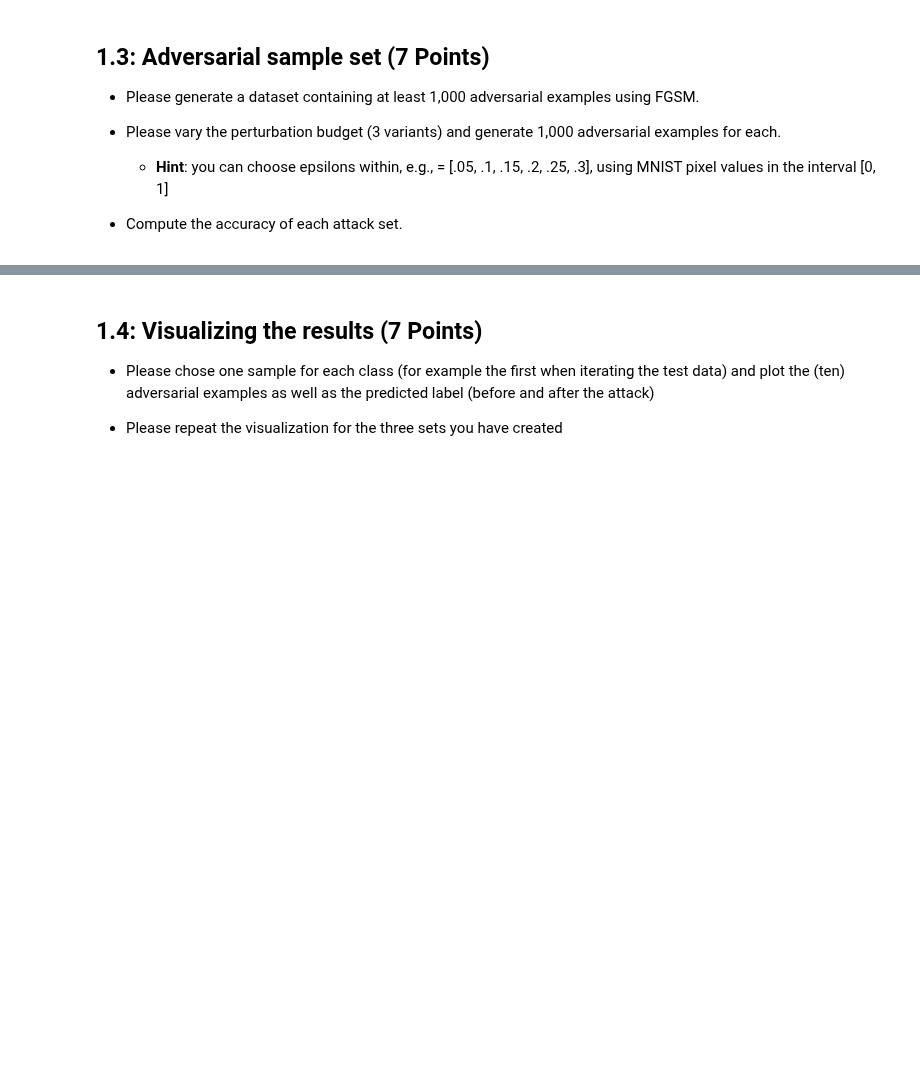
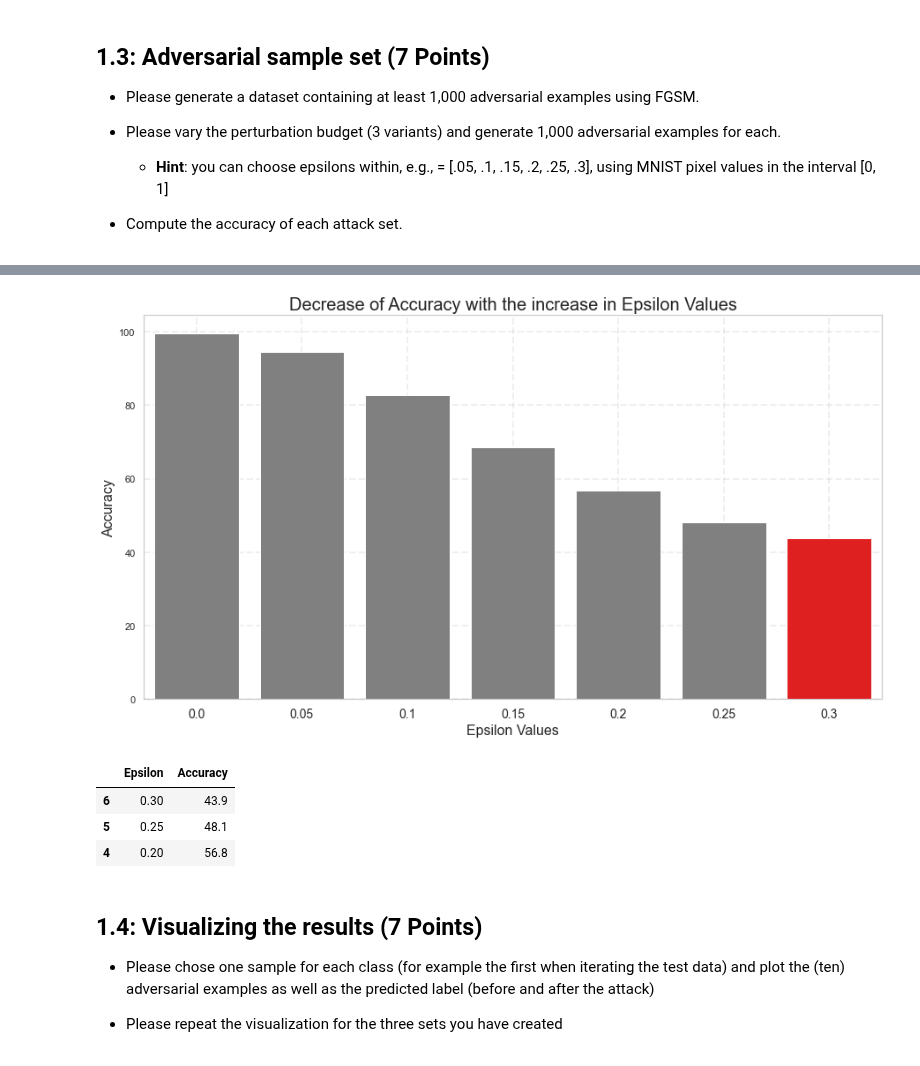
Before and after one commit to shahrukhx01/adversarial-ml-101, a Jupyter notebook: assignment2/mahnoor/2021_11_12_Task_02.ipynb.ipynb, the cells around one changed output, grey strips where cells are left out. Drawn from its saved outputs; the diff is of its cells as text; code cells hidden in the pictures; blank space fills up the shorter version.

```diff
--- a/assignment2/mahnoor/2021_11_12_Task_02.ipynb.ipynb
+++ b/assignment2/mahnoor/2021_11_12_Task_02.ipynb.ipynb
@@ -177,6 +177,21 @@ def visualize_specific_predictions(specific_predictions):
             plt.imshow(images.cpu().detach().numpy().reshape(28, 28),cmap="gray")
             plt.imshow(attacks.cpu().detach().numpy().reshape(28, 28),cmap="gray")
     plt.show()
+
+
+def _plot_epsilons_accuracy(x,y,title):
+    sns.set(rc={"figure.figsize":(15, 8)})
+    sns.set_style("whitegrid")
+    clrs = ['grey' if (x > min(y)) else 'red' for x in y]
+
+    sns.barplot(x= x, y=  y, palette=clrs)
+
+    plt.xticks(fontsize=14)
+    plt.title(title, fontsize=20)
+    plt.xlabel('Epsilon Values', fontsize=16)
+    plt.ylabel('Accuracy', fontsize=16)
+    plt.grid(alpha = 0.3, linestyle = '--', linewidth = 2)
+    plt.show()
 # %% [markdown]
 # 1. Attacking an ML-model (30 points)
 
@@ -356,23 +402,17 @@ def fgsm_attack(images, epsilon, clip_min, clip_max):
 * Compute the accuracy of each attack set.
 # %%
 TEST_BATCH_SIZE = 1000
-_, _, test_loader = _get_data(DATA_PATH, TRAIN_BATCH_SIZE, TEST_BATCH_SIZE)
+train_loader, validation_loader, test_loader = _get_data(DATA_PATH, TRAIN_BATCH_SIZE, TEST_BATCH_SIZE)
 
-fgsm_params = {'epsilons':  [0, .05, .1, .15, .2, .25, .3, .35],
+fgsm_params = {'epsilons':  [0, .05, .1, .15, .2, .25, .3],
                'clip_min': 0.,
                'clip_max': 1.}
 # %%
-def _evaluate_and_attack(model, test_loader, fgsm_params):
+def _attack_and_evaluate(model):
     try:
         loss_func = nn.CrossEntropyLoss().to(device)
         predictions = []
         acc_scores = []
-        mse_scores = []
-        psnr_scores = []
-        ssim_scores = []
-        uqi_scores = []
-        sam_scores = []
-        vifp_scores = []
 
         for epsilon in tqdm(fgsm_params['epsilons']):
 
@@ -392,18 +432,10 @@ def _evaluate_and_attack(model, test_loader, fgsm_params):
             predictions.append(zip(images[indicies], attack_images[indicies], targets[indicies], _preds_before_attack[indicies], _preds_after_attack[indicies]))
 
             acc_scores.append(len((_preds_after_attack == targets).nonzero(as_tuple=True)[0])/targets.shape[0]*100)
-            mse_scores.append(mse(images.cpu().detach().numpy(),attack_images.cpu().detach().numpy()))
-            psnr_scores.append(psnr(images.cpu().detach().numpy(),attack_images.cpu().detach().numpy(), MAX=1))
-            # psnrb_scores.append(psnrb(images.cpu().detach().numpy(),attack_images.cpu().detach().numpy()))
-            ssim_scores.append(ssim(attack_images.view(1000, -1).detach().numpy(),images.view(1000, -1).detach().numpy(), MAX=1))
 
-            uqi_scores.append(uqi(attack_images.view(1000, -1).detach().numpy(),images.view(1000, -1).detach().numpy()))
-            sam_scores.append(sam(attack_images.view(1000, -1).detach().numpy(),images.view(1000, -1).detach().numpy()))
-            vifp_scores.append(vifp(attack_images.view(1000, -1).detach().numpy(),images.view(1000, -1).detach().numpy()))
-            print(f"Epsilon: {epsilon}\tTest Accuracy = {acc_scores[-1]} % \tMSE = {mse_scores[-1]} \tPSNR = {psnr_scores[-1]} \tVIFP = {vifp_scores[-1]}")
+            print(f"Epsilon: {epsilon}\tTest Accuracy = {acc_scores[-1]}")
 
-        variants = pd.DataFrame({'Epsilon': fgsm_params['epsilons'], 'Accuracy': acc_scores, 'MSE': mse_scores, 'PSNR': psnr_scores, 'UQI': uqi_scores
-                                , 'SAM': sam_scores, 'VIFP': vifp_scores, 'SSIM': ssim_scores})
+        variants = pd.DataFrame({'Epsilon': fgsm_params['epsilons'], 'Accuracy': acc_scores})
         return variants, predictions
 
     except Exception as e:
@@ -433,0 +443,2 @@ variants
+# %%
+fgm_sets, predictions = _attack_and_evaluate(undefended_model)
@@ -434,6 +453,15 @@ variants
+# %%
+_plot_epsilons_accuracy(x = fgm_sets['Epsilon'], y= fgm_sets['Accuracy'], title='Decrease of Accuracy with the increase in Epsilon Values' )
+# %% [output]
+[figure, added]
 # %%
-fgsm_selected_sets = variants[['Epsilon', 'Accuracy']].sort_values(by='Accuracy', ascending=True).head(3)
+fgsm_selected_sets = fgm_sets.sort_values(by='Accuracy', ascending=True).head(3)
 fgsm_selected_sets
+# %% [output]
+|  | Epsilon | Accuracy |
+| 6 | 0.30 | 43.9 |
+| 5 | 0.25 | 48.1 |
+| 4 | 0.20 | 56.8 |
 # %% [markdown]
 ## 1.4: Visualizing the results (7 Points)
 
```
Also changed, not shown: parts of 50 cells of this notebook, 2 other files.
